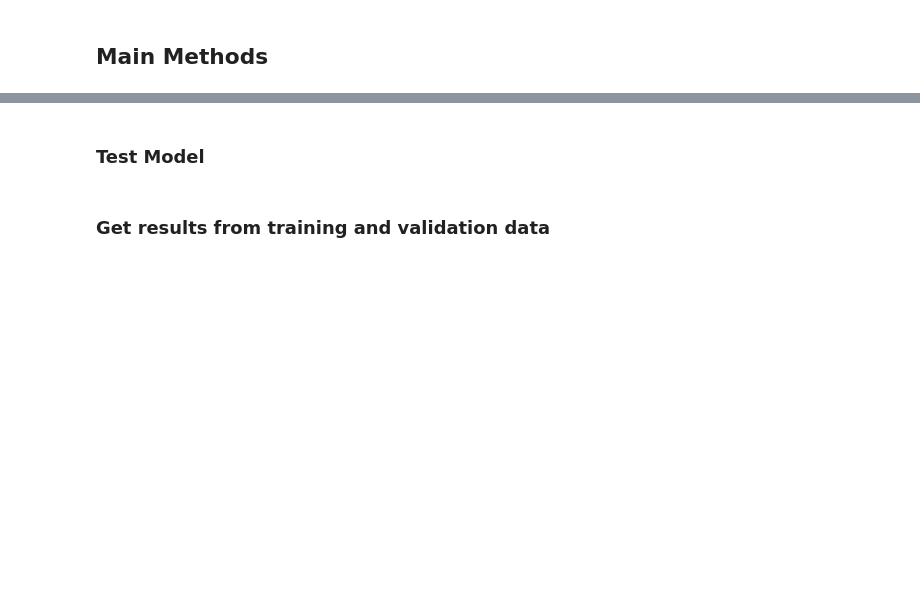
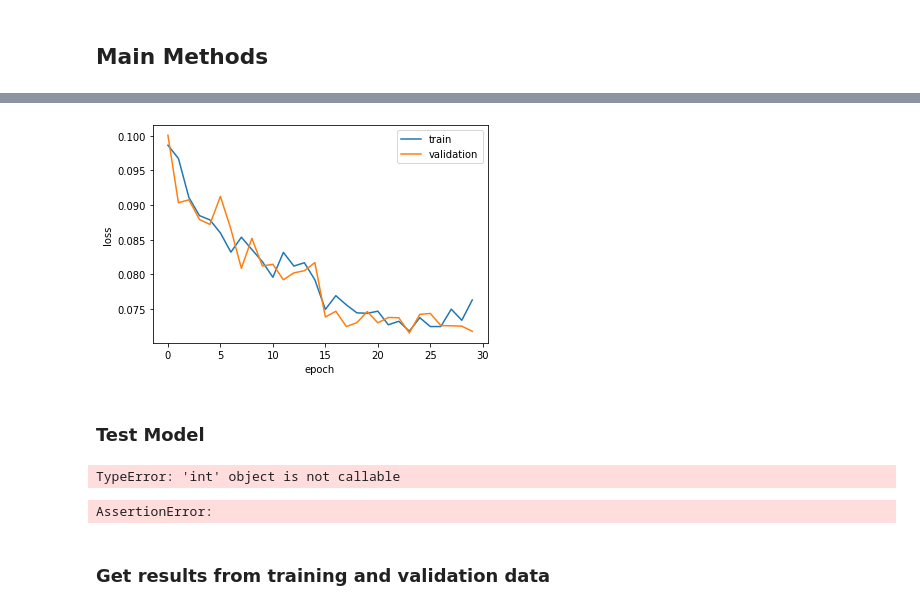
Before and after one commit to bmistry12/fastmri-reconstruction, a Jupyter notebook: unet-model-8f.ipynb, the cells around one changed output, grey strips where cells are left out. Cells and saved outputs as stored; diff of their text form; code cells hidden in the pictures; blank space fills up the shorter version.

```diff
--- a/unet-model-8f.ipynb
+++ b/unet-model-8f.ipynb
@@ -45,9 +45,9 @@ chans = 8
 kernel_size=(1, 1)
 
 # Hyperparameters
-epochs = 10
+epochs = 30
 dropout_prob = 0.01
-learning_rate = 0.001
+learning_rate = 0.1
 weight_decay = 0.0
 step_size = 15
 lr_gamma = 0.1 # change in learning rate
@@ -322,7 +322,7 @@ if __name__ == '__main__':
     # create model object
     model = UnetModel(in_chans=in_chans, out_chans=out_chans, chans=chans, num_pool_layers=4, drop_prob=dropout_prob, kernel_size=kernel_size).to(device)
     # use RMSprop as optimizer
-    optimizer = RMSprop(model.parameters(), learning_rate, weight_decay=weight_decay)
+    optimizer = SGD(model.parameters(), learning_rate, weight_decay=weight_decay)
 # %%
 # input_size=(channels, H, W)
 summary(model, input_size=(1, 320, 320), batch_size=1, device=str(device))
@@ -350,11 +386,13 @@ for epoch in range(current_epoch, epochs):
 # %%
 plt.plot(train_loss_ot, label='train')
 plt.plot(val_loss_ot, label='validation')
 plt.ylabel('loss')
-plt.xlabel('epoch juliano was here <:3')
+plt.xlabel('epoch')
 plt.legend()
-plt.savefig('loss-8f-' + str(epochs) + '.png')
+plt.savefig('loss-8f-' + str(epochs) + 'sgd.png')
 plt.show()
+# %% [output]
+[figure, added]
 # %% [markdown]
 ### Test Model
 # %%
@@ -367,6 +405,8 @@ img_und_padded = img_und_cropped[None, ...].to(device, dtype=torch.float)
 
 img_und_normalised = img_und_padded * norm.to(device, dtype=torch.float)
 pred = model(img_und_normalised)
+# %% [output]
+TypeError: 'int' object is not callable
 # %%
 img_gt = T.complex_abs(img_gt)
 img_gt_cropped = T.center_crop(img_gt, [320,320])
@@ -374,7 +414,7 @@ img_gt_2d = img_gt_cropped[-1,:,:]
 
 # img_und = T.complex_abs(img_und)
 img_und_cropped = T.center_crop(img_und, [320,320])
-# to 2s
+# to 2d
 img_und_2d = img_und_cropped[-1,:,:]
 
 # bring to cpu
@@ -389,6 +429,8 @@ print(img_und_2d.shape)
 print(pred2d.shape)
 all_imgs = torch.stack([img_und_2d,img_gt_2d, pred2d], dim=0)
 show_slices(all_imgs, [0,1,2], cmap='gray')
+# %% [output]
+AssertionError:
 # %% [markdown]
 ### Get results from training and validation data
 # %%
```
Also changed, not shown: parts of 8 cells of this notebook, 17 other files.
